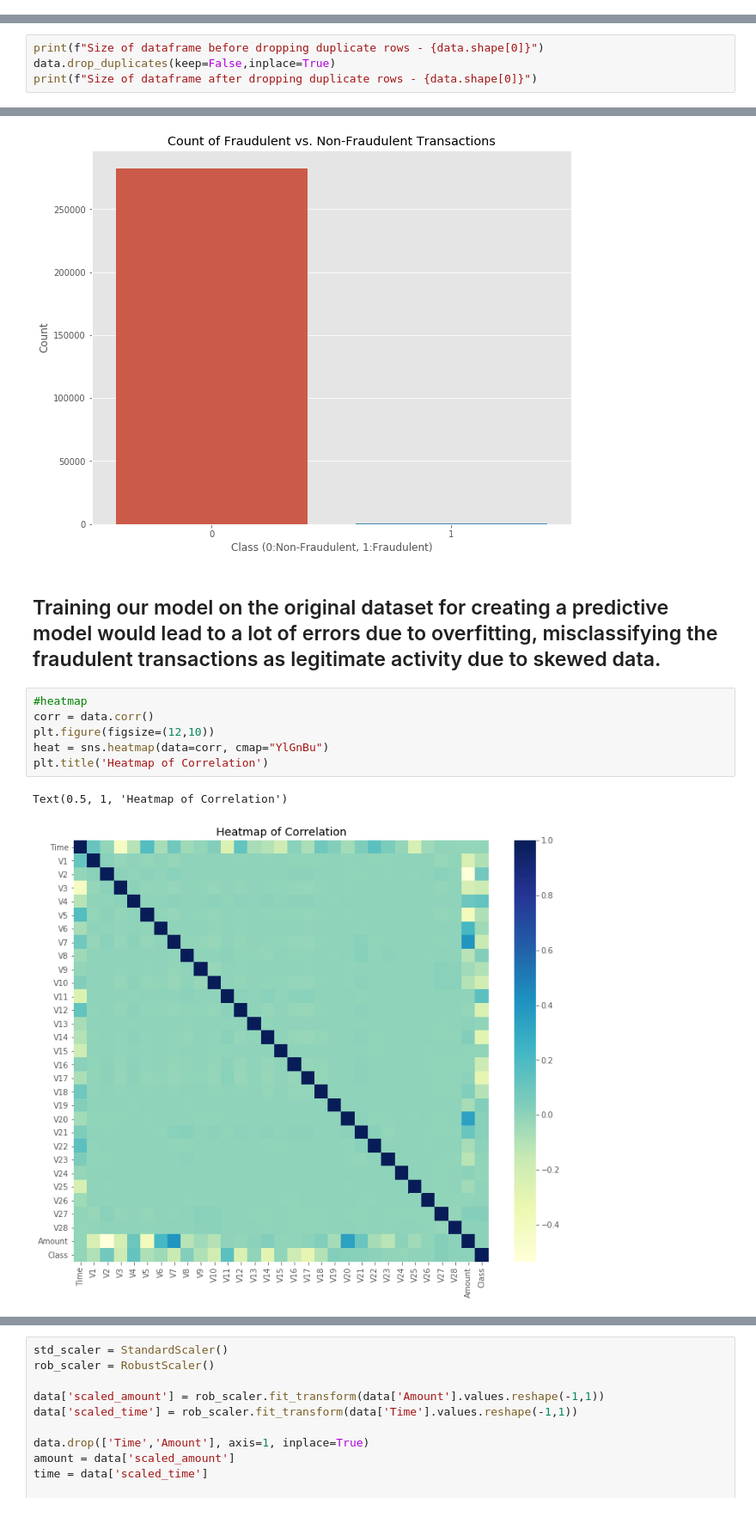
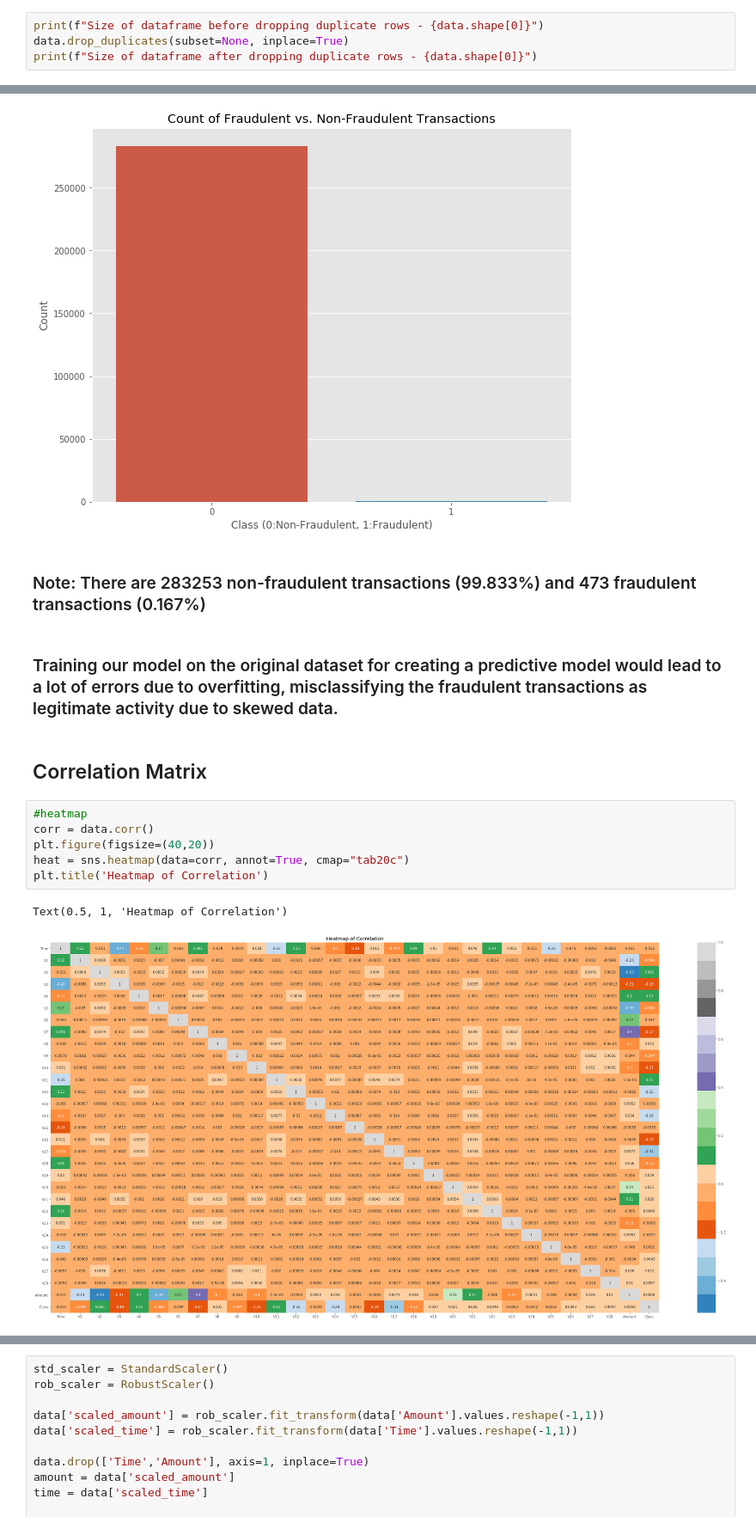
Before and after one commit to BITS-SECOND-SEM-ASSIGNMENT-GROUP-60/credit-fraud-detection, a Jupyter notebook: credit_card_fraud_detection.ipynb, the cells around one changed output, grey strips where cells are left out. Shown at 86% size. Cells and saved outputs as stored; diff of their text form.

```diff
--- a/credit_card_fraud_detection.ipynb
+++ b/credit_card_fraud_detection.ipynb
@@ -46,0 +95,4 @@ data.head()
+# %%
+print(f"Size of dataframe before dropping duplicate rows - {data.shape[0]}")
+data.drop_duplicates(subset=None, inplace=True)
+print(f"Size of dataframe after dropping duplicate rows - {data.shape[0]}")
@@ -85,4 +125,0 @@ data.loc[:, ['Time', 'Amount']].describe()
-# %%
-print(f"Size of dataframe before dropping duplicate rows - {data.shape[0]}")
-data.drop_duplicates(keep=False,inplace=True)
-print(f"Size of dataframe after dropping duplicate rows - {data.shape[0]}")
@@ -115,14 +152,18 @@ plt.xlabel('Class (0:Non-Fraudulent, 1:Fraudulent)')
 # %% [output]
 Text(0.5, 0, 'Class (0:Non-Fraudulent, 1:Fraudulent)')
 [figure]
+# %% [markdown]
+### Note: There are 283253 non-fraudulent transactions (99.833%) and 473 fraudulent transactions (0.167%)
 # %% [markdown]
-## Training our model on the original dataset for creating a predictive model would lead to a lot of errors due to overfitting, misclassifying the fraudulent transactions as legitimate activity due to skewed data.
+### Training our model on the original dataset for creating a predictive model would lead to a lot of errors due to overfitting, misclassifying the fraudulent transactions as legitimate activity due to skewed data.
+# %% [markdown]
+## Correlation Matrix
 # %%
 #heatmap
 corr = data.corr()
-plt.figure(figsize=(12,10))
-heat = sns.heatmap(data=corr, cmap="YlGnBu")
+plt.figure(figsize=(40,20))
+heat = sns.heatmap(data=corr, annot=True, cmap="tab20c")
 plt.title('Heatmap of Correlation')
 # %% [output]
 Text(0.5, 1, 'Heatmap of Correlation')
-[figure, old version]
+[figure, new version]
```
Also changed, not shown: parts of 35 cells of this notebook.
